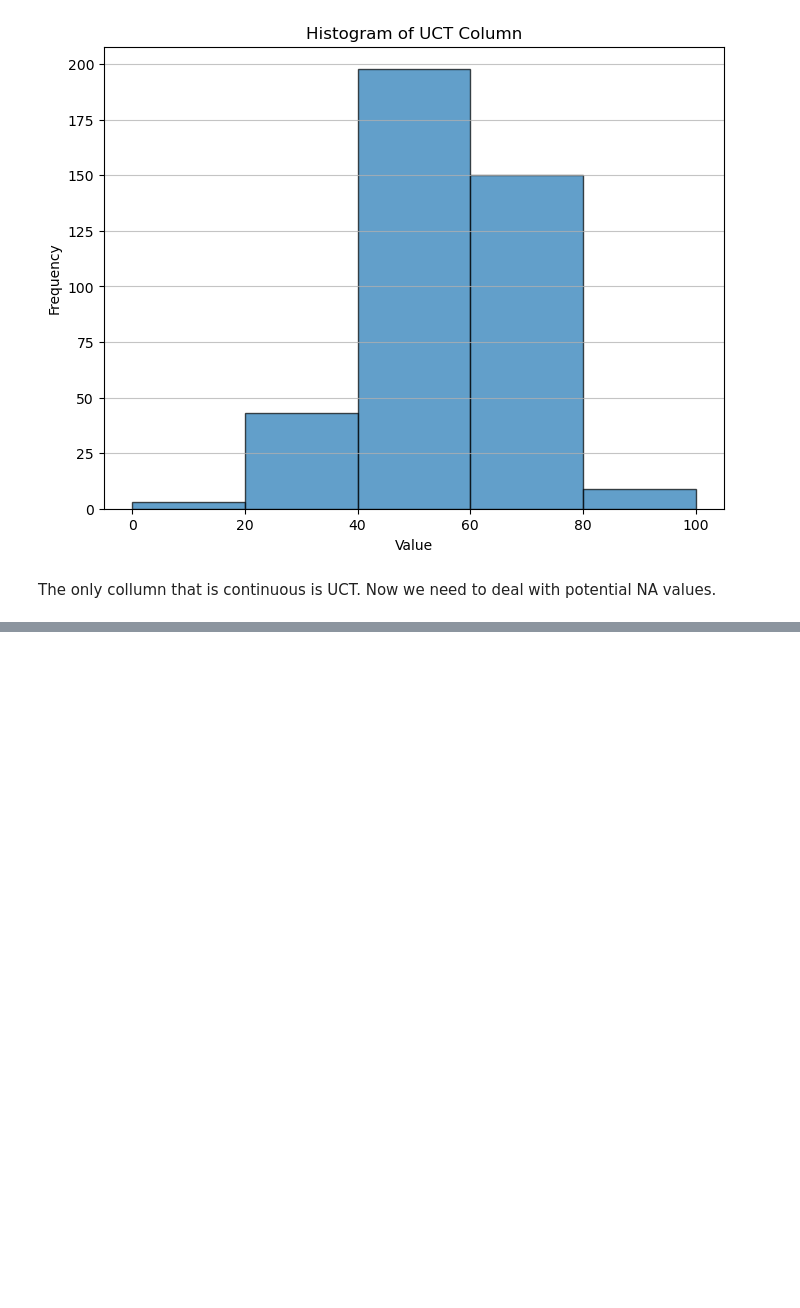
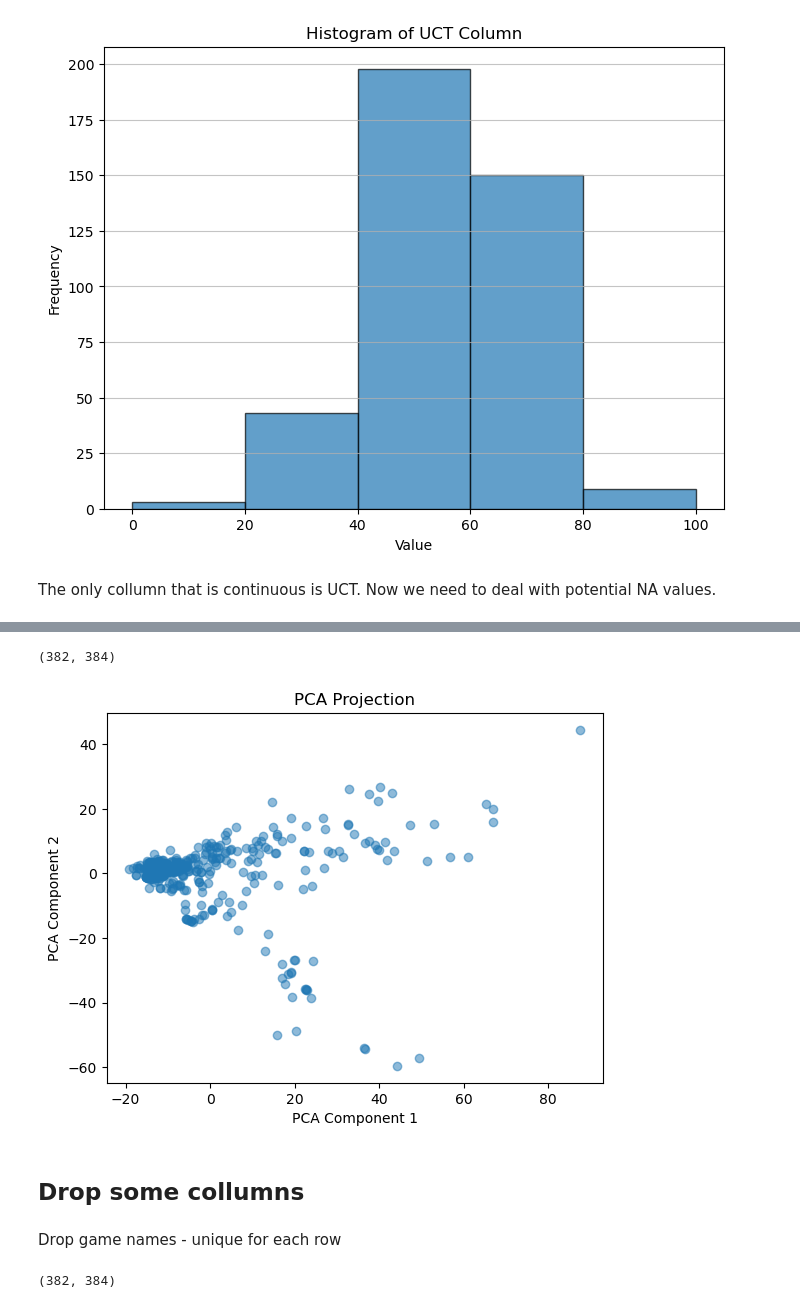
Before and after one commit to Artyom-kurguzkin/ML-ludemes-predictions, a Jupyter notebook: ludemes-gameData-predict.ipynb, the cells around one changed output, grey strips where cells are left out. Saved outputs shown, nothing was run; the diff lists cells and outputs as text; code cells hidden in the pictures; blank space fills up the shorter version.

```diff
--- a/ludemes-gameData-predict.ipynb
+++ b/ludemes-gameData-predict.ipynb
@@ -177,0 +267,32 @@ for col in df.columns:
+# %%
+# Remove rows where 'outlier' is -1 (outliers)
+df = df[df['outlier'] == 1]
+
+# Drop the 'outlier' column as it's no longer needed
+df.drop(columns=['outlier'], inplace=True)
+
+# Display the cleaned DataFrame
+df.shape
+# %% [output]
+(382, 384)
+# %%
+numerical_cols = df.iloc[:, :-5]
+
+pca = PCA(n_components=2)
+X_pca = pca.fit_transform(numerical_cols)
+
+plt.scatter(X_pca[:, 0], X_pca[:, 1], alpha=0.5)
+plt.title('PCA Projection')
+plt.xlabel('PCA Component 1')
+plt.ylabel('PCA Component 2')
+plt.show()
+# %% [output]
+[figure, added]
+# %% [markdown]
+## Drop some collumns
+# %% [markdown]
+Drop game names - unique for each row
+# %%
+df.shape
+# %% [output]
+(382, 384)
```
Also changed, not shown: parts of 47 cells of this notebook.
